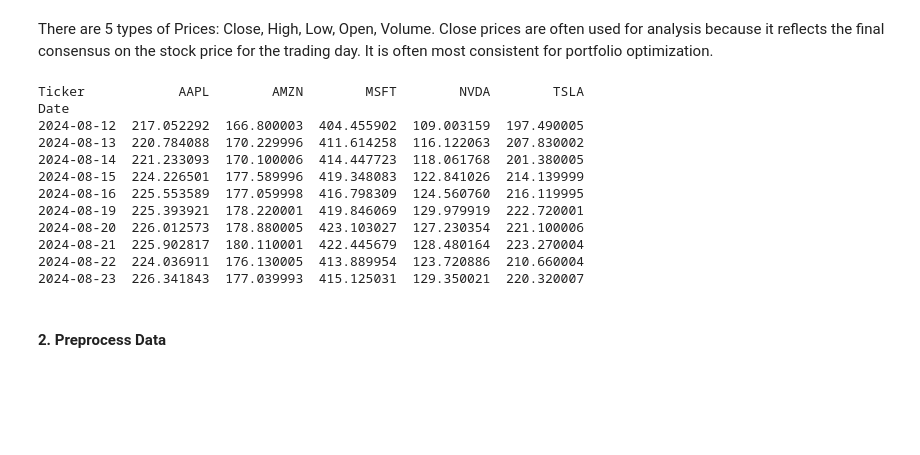
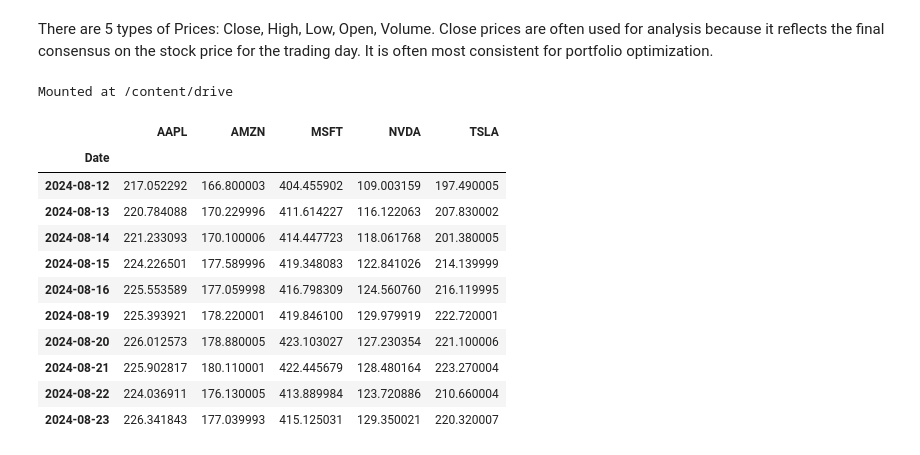
Before and after one commit to Henry-0810/Artificial-Intelligence, a Jupyter notebook: portfolio_optimization_ga.ipynb, the cells around one changed output. Saved outputs shown, nothing was run; the diff lists cells and outputs as text; code cells hidden in the pictures; blank space fills up the shorter version.

```diff
--- a/portfolio_optimization_ga.ipynb
+++ b/portfolio_optimization_ga.ipynb
@@ -91,21 +94,26 @@ MultiIndex([( 'Close', 'AAPL'),
            names=['Price', 'Ticker'])
 # %% [markdown]
 There are 5 types of Prices: Close, High, Low, Open, Volume. Close prices are often used for analysis because it reflects the final consensus on the stock price for the trading day. It is often most consistent for portfolio optimization.
-# %%
-close_data = data["Close"]
-print(close_data.head(10))
-# %% [output]
-Ticker            AAPL        AMZN        MSFT        NVDA        TSLA
-Date
-2024-08-12  217.052292  166.800003  404.455902  109.003159  197.490005
-2024-08-13  220.784088  170.229996  411.614258  116.122063  207.830002
-2024-08-14  221.233093  170.100006  414.447723  118.061768  201.380005
-2024-08-15  224.226501  177.589996  419.348083  122.841026  214.139999
-2024-08-16  225.553589  177.059998  416.798309  124.560760  216.119995
-2024-08-19  225.393921  178.220001  419.846069  129.979919  222.720001
-2024-08-20  226.012573  178.880005  423.103027  127.230354  221.100006
-2024-08-21  225.902817  180.110001  422.445679  128.480164  223.270004
-2024-08-22  224.036911  176.130005  413.889954  123.720886  210.660004
-2024-08-23  226.341843  177.039993  415.125031  129.350021  220.320007
-# %% [markdown]
-#### 2. Preprocess Data
+# %%
+close_data = data["Close"]
+drive.mount('/content/drive')
+
+close_data.to_csv('/content/drive/My Drive/stock_data.csv')
+# %% [output]
+Mounted at /content/drive
+# %%
+stock_data = pd.read_csv('/content/drive/My Drive/stock_data.csv', index_col=0, parse_dates=True)
+stock_data.head(10)
+# %% [output]
+|  | AAPL | AMZN | MSFT | NVDA | TSLA |
+| Date |  |  |  |  |  |
+| 2024-08-12 | 217.052292 | 166.800003 | 404.455902 | 109.003159 | 197.490005 |
+| 2024-08-13 | 220.784088 | 170.229996 | 411.614227 | 116.122063 | 207.830002 |
+| 2024-08-14 | 221.233093 | 170.100006 | 414.447723 | 118.061768 | 201.380005 |
+| 2024-08-15 | 224.226501 | 177.589996 | 419.348083 | 122.841026 | 214.139999 |
+| 2024-08-16 | 225.553589 | 177.059998 | 416.798309 | 124.560760 | 216.119995 |
+| 2024-08-19 | 225.393921 | 178.220001 | 419.846100 | 129.979919 | 222.720001 |
+| 2024-08-20 | 226.012573 | 178.880005 | 423.103027 | 127.230354 | 221.100006 |
+| 2024-08-21 | 225.902817 | 180.110001 | 422.445679 | 128.480164 | 223.270004 |
+| 2024-08-22 | 224.036911 | 176.130005 | 413.889984 | 123.720886 | 210.660004 |
+| 2024-08-23 | 226.341843 | 177.039993 | 415.125031 | 129.350021 | 220.320007 |
```
Also changed, not shown: parts of 14 cells of this notebook.
